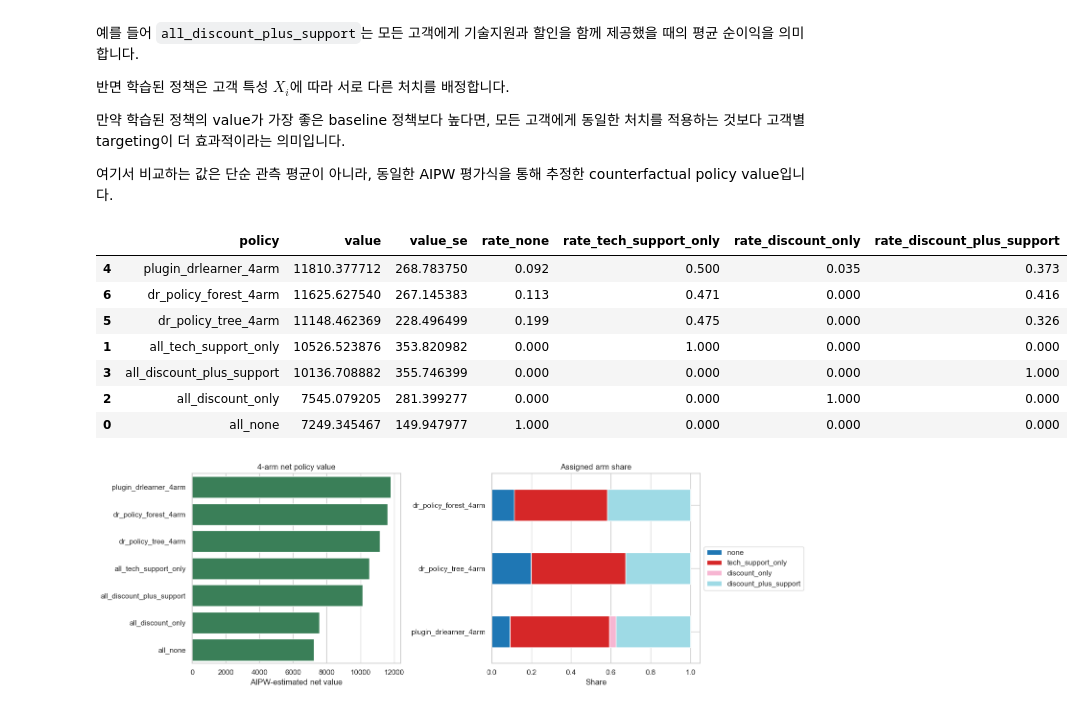
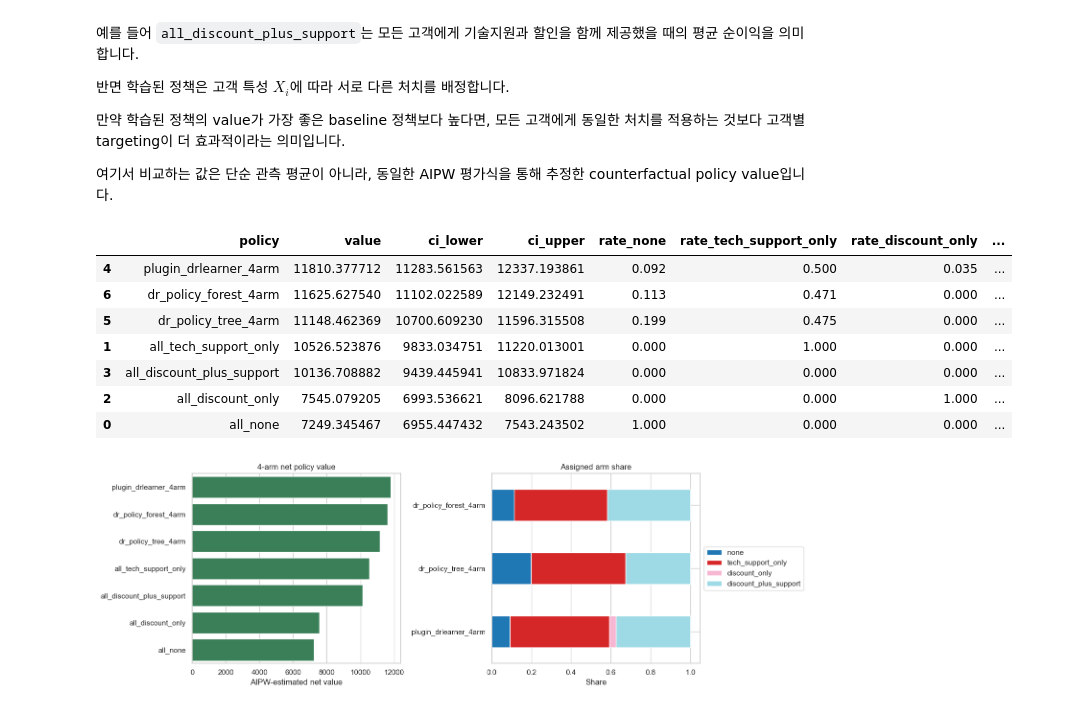
Before and after one commit to CausalInferenceLab/causal-studio, a Jupyter notebook: book/who_should_be_treated/who_should_be_treated_ko.ipynb, the cells around one changed output. Saved outputs shown, nothing was run; the diff lists cells and outputs as text; code cells hidden in the pictures.

```diff
--- a/book/who_should_be_treated/who_should_be_treated_ko.ipynb
+++ b/book/who_should_be_treated/who_should_be_treated_ko.ipynb
@@ -677,36 +677,40 @@ Forest는 단일 if-then 규칙 형태로 해석하기는 어렵지만, 더 복
 # %%
 policy_assignments = {
     **{f'all_{arm_name}': np.full(len(X_test), arm_id) for arm_id, arm_name in ARM_NAMES.items()},
     'plugin_drlearner_4arm': pi_plugin,
     'dr_policy_tree_4arm': pi_tree,
     'dr_policy_forest_4arm': pi_forest,
 }
 
 eval_rows = []
 for policy_name, policy_assignment in policy_assignments.items():
     pi = np.asarray(policy_assignment).astype(int).ravel()
     scores = gamma_net[np.arange(len(pi)), pi]
 
     row = {
         'policy': policy_name,
         'value': scores.mean(),
         'value_se': scores.std(ddof=1) / np.sqrt(len(scores)),
     }
     for arm_id, arm_name in ARM_NAMES.items():
         row[f'rate_{arm_name}'] = np.mean(pi == arm_id)
     eval_rows.append(row)
 
 policy_eval = pd.DataFrame(eval_rows)
-policy_eval.sort_values('value', ascending=False)
+policy_eval['ci_lower'] = policy_eval['value'] - 1.96 * policy_eval['value_se']
+policy_eval['ci_upper'] = policy_eval['value'] + 1.96 * policy_eval['value_se']
+
+display_cols = ['policy', 'value', 'ci_lower', 'ci_upper'] + [f'rate_{n}' for n in ARM_LABELS]
+policy_eval.sort_values('value', ascending=False)[display_cols]
 # %% [output]
-|  | policy | value | value_se | rate_none | rate_tech_support_only | rate_discount_only | rate_discount_plus_support |
-| 4 | plugin_drlearner_4arm | 11810.377712 | 268.783750 | 0.092 | 0.500 | 0.035 | 0.373 |
-| 6 | dr_policy_forest_4arm | 11625.627540 | 267.145383 | 0.113 | 0.471 | 0.000 | 0.416 |
-| 5 | dr_policy_tree_4arm | 11148.462369 | 228.496499 | 0.199 | 0.475 | 0.000 | 0.326 |
-| 1 | all_tech_support_only | 10526.523876 | 353.820982 | 0.000 | 1.000 | 0.000 | 0.000 |
-| 3 | all_discount_plus_support | 10136.708882 | 355.746399 | 0.000 | 0.000 | 0.000 | 1.000 |
-| 2 | all_discount_only | 7545.079205 | 281.399277 | 0.000 | 0.000 | 1.000 | 0.000 |
-| 0 | all_none | 7249.345467 | 149.947977 | 1.000 | 0.000 | 0.000 | 0.000 |
+|  | policy | value | ci_lower | ci_upper | rate_none | rate_tech_support_only | rate_discount_only | ... |
+| 4 | plugin_drlearner_4arm | 11810.377712 | 11283.561563 | 12337.193861 | 0.092 | 0.500 | 0.035 | ... |
+| 6 | dr_policy_forest_4arm | 11625.627540 | 11102.022589 | 12149.232491 | 0.113 | 0.471 | 0.000 | ... |
+| 5 | dr_policy_tree_4arm | 11148.462369 | 10700.609230 | 11596.315508 | 0.199 | 0.475 | 0.000 | ... |
+| 1 | all_tech_support_only | 10526.523876 | 9833.034751 | 11220.013001 | 0.000 | 1.000 | 0.000 | ... |
+| 3 | all_discount_plus_support | 10136.708882 | 9439.445941 | 10833.971824 | 0.000 | 0.000 | 0.000 | ... |
+| 2 | all_discount_only | 7545.079205 | 6993.536621 | 8096.621788 | 0.000 | 0.000 | 1.000 | ... |
+| 0 | all_none | 7249.345467 | 6955.447432 | 7543.243502 | 1.000 | 0.000 | 0.000 | ... |
 # %%
 fig, axes = plt.subplots(1, 2, figsize=(15, 5))
 plot_df = policy_eval.sort_values('value', ascending=False)
```
Also changed, not shown: parts of 10 cells of this notebook, 3 other files.
